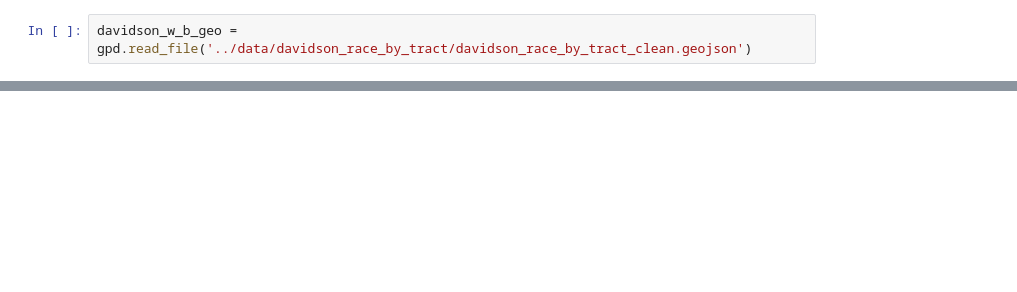
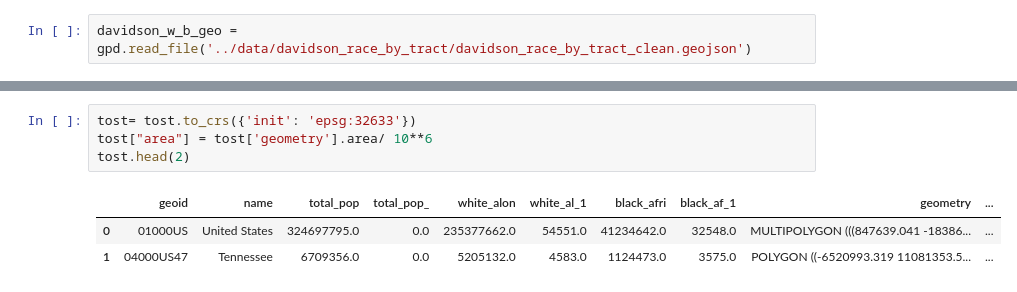
Before and after one commit to tarynpatterson/nashville-businesses-in-black-communities, a Jupyter notebook: notebooks/census_test.ipynb, the cells around one changed output, grey strips where cells are left out. Saved outputs shown, nothing was run; the diff lists cells and outputs as text; blank space fills up the shorter version.

```diff
--- a/notebooks/census_test.ipynb
+++ b/notebooks/census_test.ipynb
@@ -21,0 +156,8 @@ davidson_w_b_geo
+# %%
+tost= tost.to_crs({'init': 'epsg:32633'})
+tost["area"] = tost['geometry'].area/ 10**6
+tost.head(2)
+# %% [output]
+|  | geoid | name | total_pop | total_pop_ | white_alon | white_al_1 | black_afri | black_af_1 | geometry | ... |
+| 0 | 01000US | United States | 324697795.0 | 0.0 | 235377662.0 | 54551.0 | 41234642.0 | 32548.0 | MULTIPOLYGON (((847639.041 -18386... | ... |
+| 1 | 04000US47 | Tennessee | 6709356.0 | 0.0 | 5205132.0 | 4583.0 | 1124473.0 | 3575.0 | POLYGON ((-6520993.319 11081353.5... | ... |
```
Also changed, not shown: parts of 18 cells of this notebook, 3 other files.
